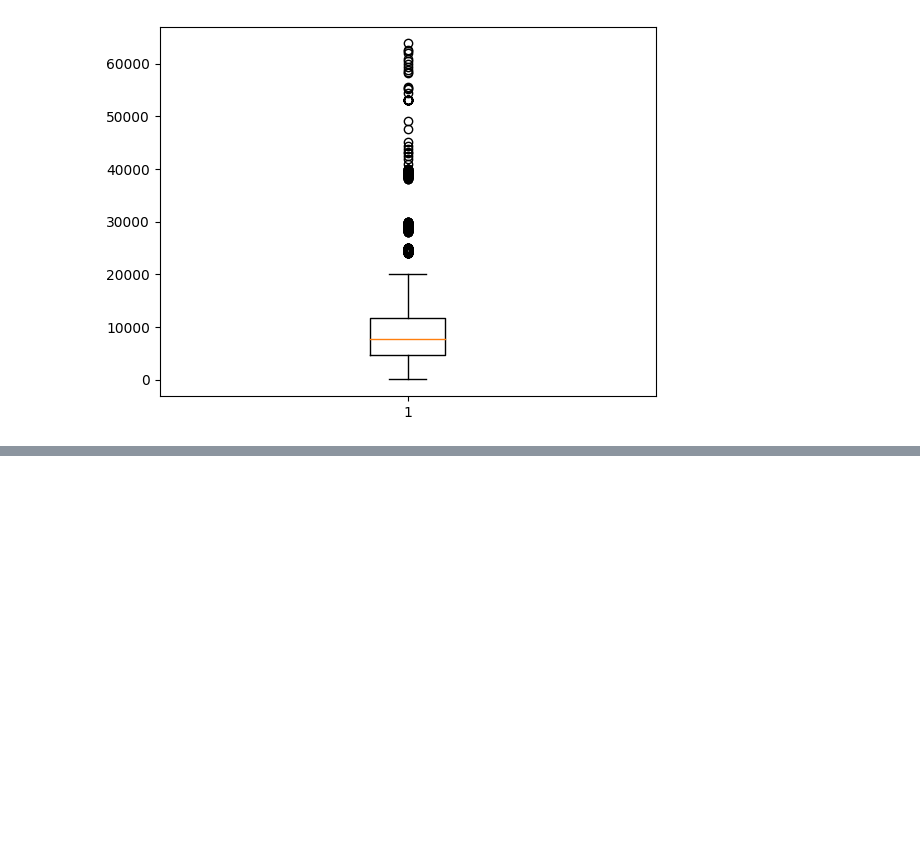
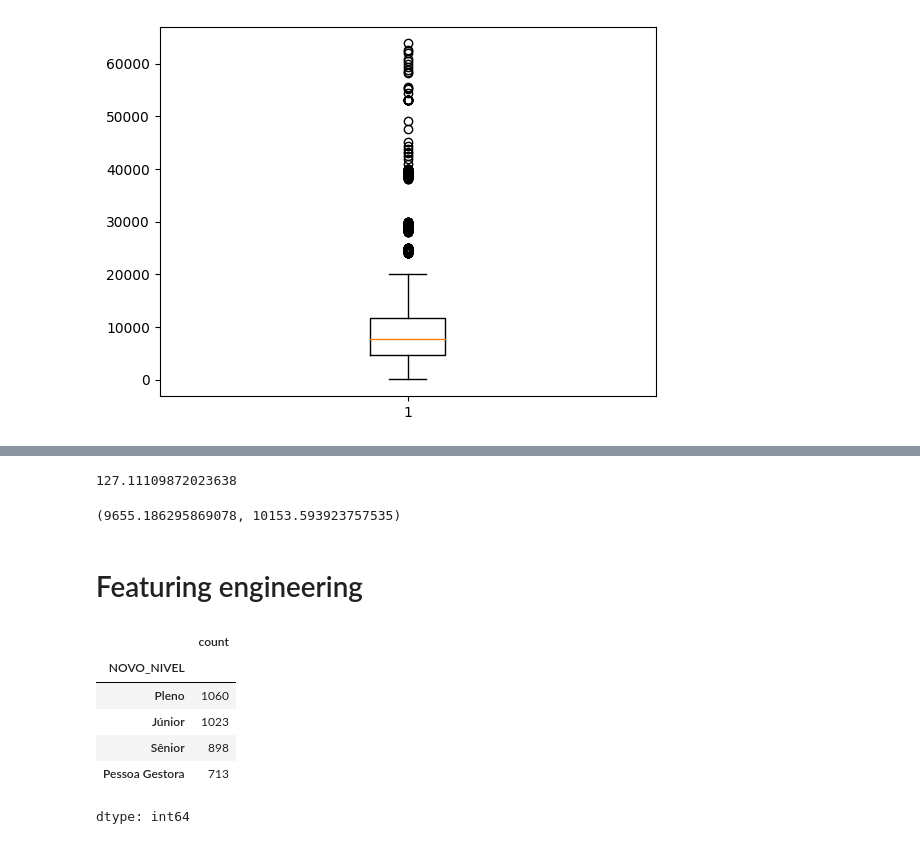
Before and after one commit to pathilink/programaria_analise_dados, a Jupyter notebook: notebooks/analise_dados.ipynb, the cells around one changed output, grey strips where cells are left out. Cells and saved outputs as stored; diff of their text form; code cells hidden in the pictures; blank space fills up the shorter version.

```diff
--- a/notebooks/analise_dados.ipynb
+++ b/notebooks/analise_dados.ipynb
@@ -656,0 +719,30 @@ plt.boxplot(dados['SALARIO']);
+# %%
+erro_padrao = stats.sem(salarios)
+erro_padrao
+# %% [output]
+127.11109872023638
+# %%
+intervalo_confianca = stats.t.interval(nivel_confianca, tamanho_amostra - 1, loc=media_amostral, scale=erro_padrao)
+intervalo_confianca
+# %% [output]
+(9655.186295869078, 10153.593923757535)
+# %% [markdown]
+# Featuring engineering
+# %%
+def preencher_nivel(gestor, nivel):
+  if gestor == 1:
+    return "Pessoa Gestora"
+  else:
+    return nivel
+# %%
+dados['NOVO_NIVEL'] = dados.apply(lambda x: preencher_nivel(x['GESTOR?'], x['NIVEL']), axis=1)
+# %%
+dados['NOVO_NIVEL'].value_counts()
+# %% [output]
+|  | count |
+| NOVO_NIVEL |  |
+| Pleno | 1060 |
+| Júnior | 1023 |
+| Sênior | 898 |
+| Pessoa Gestora | 713 |
+dtype: int64
```
Also changed, not shown: parts of 64 cells of this notebook.
